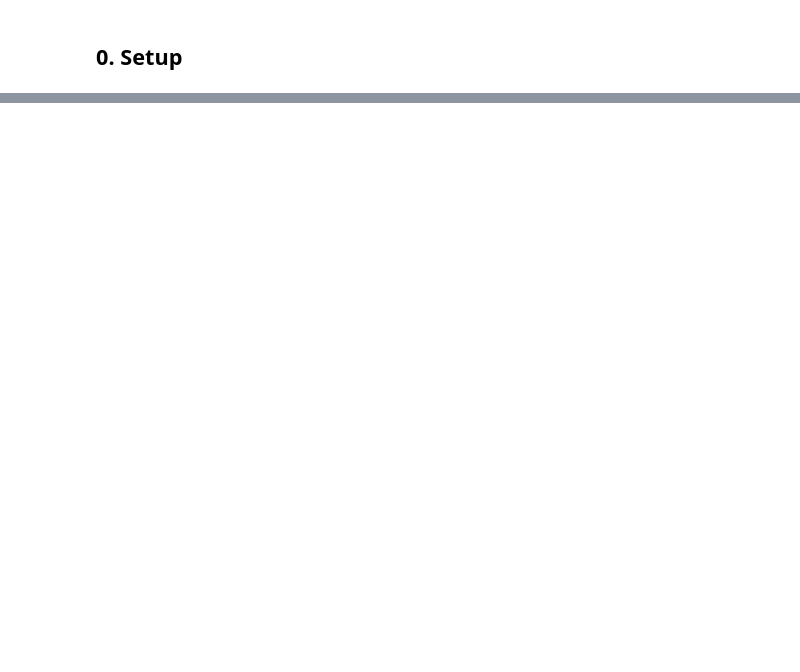
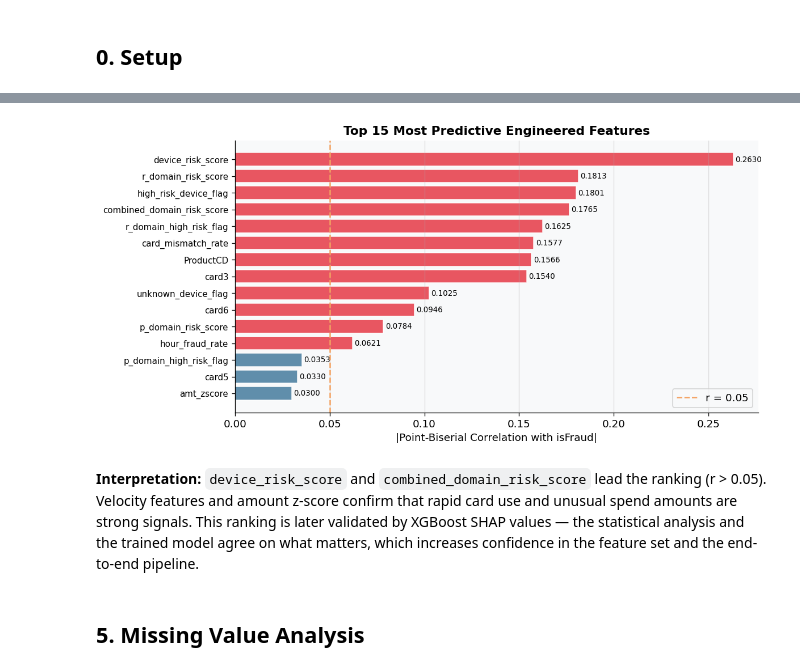
Before and after one commit to semerciogluemre/financial-anomaly-detection, a Jupyter notebook: fraud-detection/notebooks/eda.ipynb, the cells around one changed output, grey strips where cells are left out. Saved outputs shown, nothing was run; the diff lists cells and outputs as text; code cells hidden in the pictures; blank space fills up the shorter version.

```diff
--- a/fraud-detection/notebooks/eda.ipynb
+++ b/fraud-detection/notebooks/eda.ipynb
@@ -480,0 +171,17 @@ These findings directly informed every modelling decision in the pipeline.
+# %%
+
+from scipy.stats import pointbiserialr
+
+df = pd.read_pickle('../db/feature_matrix.pkl')
+feat_cols = [c for c in df.columns if c not in {'TransactionID','isFraud','TransactionDT'}]
+
+corrs = {}
+for col in feat_cols:
+    vals = pd.to_numeric(df[col], errors='coerce').dropna()
+    labs = df.loc[vals.index, 'isFraud']
+    if vals.nunique() > 1:
+        r, _ = pointbiserialr(labs, vals)
+        corrs[col] = abs(r)
+
+top15 = pd.Series(corrs).sort_values(ascending=False).head(15)
+print(top15.round(4).to_string())
@@ -480,0 +204,29 @@ These findings directly informed every modelling decision in the pipeline.
+# %%
+
+fig, ax = plt.subplots(figsize=(10, 5))
+ax.set_facecolor('#F8F9FA')
+colors = ['#E63946' if v > 0.05 else '#457B9D' for v in top15.values]
+ax.barh(range(len(top15)), top15.values[::-1],
+        color=colors[::-1], edgecolor='white', alpha=0.85)
+ax.set_yticks(range(len(top15)))
+ax.set_yticklabels(top15.index[::-1], fontsize=9)
+ax.set_xlabel('|Point-Biserial Correlation with isFraud|')
+ax.set_title('Top 15 Most Predictive Engineered Features', fontweight='bold', fontsize=13)
+ax.axvline(0.05, color='#F4A261', linestyle='--', linewidth=1.5, label='r = 0.05')
+ax.legend()
+ax.grid(True, axis='x', alpha=0.4)
+for i, val in enumerate(top15.values[::-1]):
+    ax.text(val + 0.001, i, f'{val:.4f}', va='center', fontsize=8)
+plt.tight_layout()
+plt.savefig('../outputs/eda_feature_correlation.png', bbox_inches='tight')
+plt.show()
+# %% [output]
+[figure, added]
+# %% [markdown]
+**Interpretation:** `device_risk_score` and `combined_domain_risk_score` lead the ranking
+(r > 0.05). Velocity features and amount z-score confirm that rapid card use and unusual spend
+amounts are strong signals. This ranking is later validated by XGBoost SHAP values —
+the statistical analysis and the trained model agree on what matters, which increases confidence
+in the feature set and the end-to-end pipeline.
+# %% [markdown]
+## 5. Missing Value Analysis
```
Also changed, not shown: parts of 48 cells of this notebook, 8 other files.
